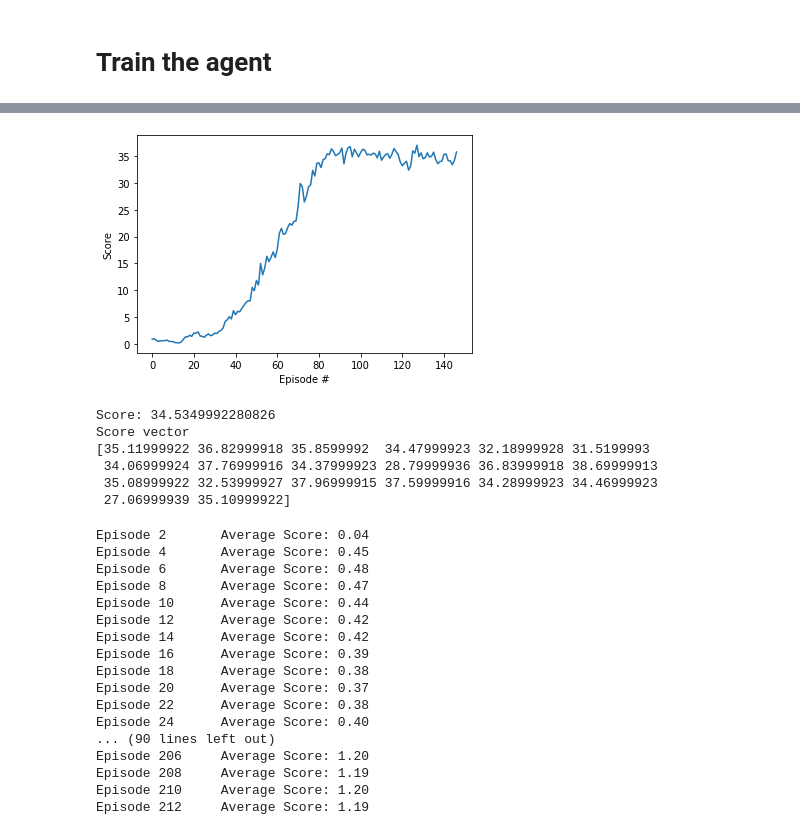
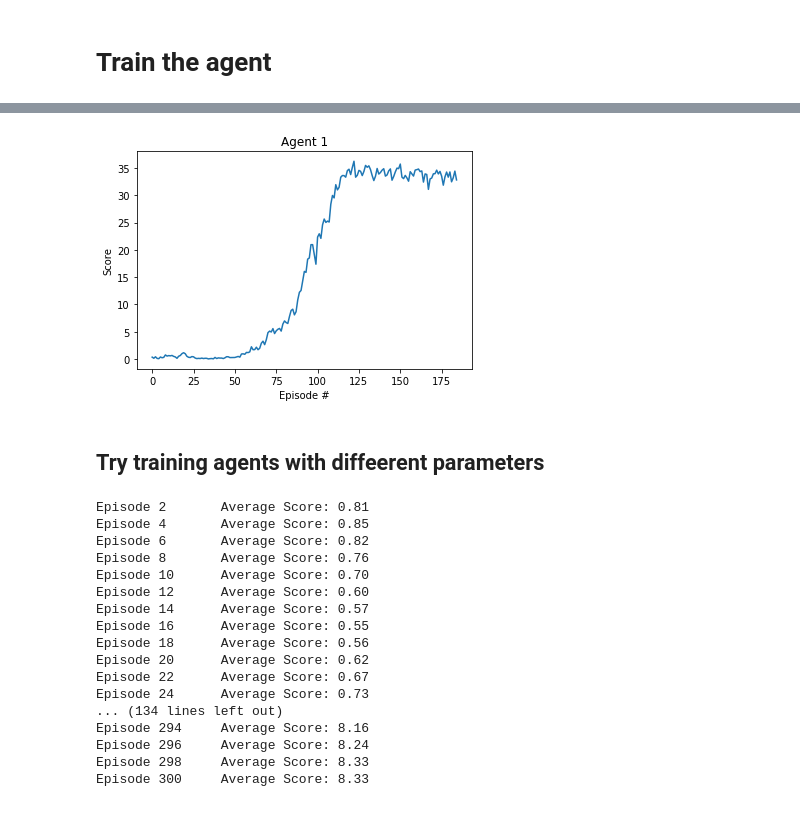
Before and after one commit to chrillemanden/DRLND-DDPG-Reacher, a Jupyter notebook: Results.ipynb, the cells around one changed output, grey strips where cells are left out. Cells and saved outputs as stored; diff of their text form; code cells hidden in the pictures.

```diff
--- a/Results.ipynb
+++ b/Results.ipynb
@@ -149,0 +91,2 @@ Environment solved in 47 episodes!      Average Score: 30.26
+# %%
+scores1 = ddpg_train(agent1, env, brain_name, num_agents, actor_model_pth='actor_model1.pth', critic_model_pth='critic_model1.pth')
@@ -150,15 +111,16 @@ Environment solved in 47 episodes!      Average Score: 30.26
 # %%
 # plot the scores
-Scores_plot = plt.figure()
-ax = Scores_plot.add_subplot(111)
+Scores_plot1 = plt.figure()
+ax = Scores_plot1.add_subplot(111)
 plt.plot(np.arange(len(scores1)), scores1)
 plt.ylabel('Score')
 plt.xlabel('Episode #')
+plt.title('Agent 1')
 
 #plt.savefig("Scores_plot.png")
 plt.show()
 # %% [output]
-[figure, old version]
+[figure, new version]
 # %%
 with open('scores1.txt', 'w') as f:
     for item in scores1:
@@ -169,46 +128,26 @@ with open('scores1.txt', 'w') as f:
-# %%
-env_info = env.reset(train_mode=False)[brain_name] # reset the environment
-states = env_info.vector_observations            # get the current state
-score = np.zeros(num_agents)                                      # initialize the score
-while True:
-    actions = agent1.act(states)                   # select an action
-    env_info = env.step(actions)[brain_name]        # send the action to the environment
-    next_states = env_info.vector_observations   # get the next state
-    rewards = env_info.rewards                  # get the reward
-    dones = env_info.local_done                  # see if episode has finished
-    score += rewards                                # update the score
-    states = next_states                             # roll over the state to next time step
-    if np.any(dones):                                       # exit loop if episode finished
-        break
-
-print("Score: {}".format(np.mean(score)))
-print("Score vector")
-print(score)
-# %% [output]
-Score: 34.5349992280826
-Score vector
-[35.11999922 36.82999918 35.8599992  34.47999923 32.18999928 31.5199993
- 34.06999924 37.76999916 34.37999923 28.79999936 36.83999918 38.69999913
- 35.08999922 32.53999927 37.96999915 37.59999916 34.28999923 34.46999923
- 27.06999939 35.10999922]
+# %% [markdown]
+## Try training agents with diffeerent parameters
 # %%
-agent2 = Agent(state_size, action_size, num_agents, 0, actor_hidden_layers, critic_hidden_layers, use_batch_norm=False, use_noise=False)
-scores2 = ddpg(agent2, num_agents)
+# No batch normalisation
+actor_hidden_layers = [50, 50]
+critic_hidden_layers = [50, 50]
+agent2 = Agent(state_size, action_size, num_agents, 0, actor_hidden_layers, critic_hidden_layers, use_batch_norm=False, use_noise=True)
+scores2 = ddpg_train(agent2, env, brain_name, num_agents, actor_model_pth='actor_model2.pth', critic_model_pth='critic_model2.pth', n_episodes=300)
 # %% [output]
-Episode 2       Average Score: 0.04
-Episode 4       Average Score: 0.45
-Episode 6       Average Score: 0.48
-Episode 8       Average Score: 0.47
-Episode 10      Average Score: 0.44
-Episode 12      Average Score: 0.42
-Episode 14      Average Score: 0.42
-Episode 16      Average Score: 0.39
-Episode 18      Average Score: 0.38
-Episode 20      Average Score: 0.37
-Episode 22      Average Score: 0.38
-Episode 24      Average Score: 0.40
-... (90 lines left out)
-Episode 206     Average Score: 1.20
-Episode 208     Average Score: 1.19
-Episode 210     Average Score: 1.20
-Episode 212     Average Score: 1.19
+Episode 2       Average Score: 0.81
+Episode 4       Average Score: 0.85
+Episode 6       Average Score: 0.82
+Episode 8       Average Score: 0.76
+Episode 10      Average Score: 0.70
+Episode 12      Average Score: 0.60
+Episode 14      Average Score: 0.57
+Episode 16      Average Score: 0.55
+Episode 18      Average Score: 0.56
+Episode 20      Average Score: 0.62
+Episode 22      Average Score: 0.67
+Episode 24      Average Score: 0.73
+... (134 lines left out)
+Episode 294     Average Score: 8.16
+Episode 296     Average Score: 8.24
+Episode 298     Average Score: 8.33
+Episode 300     Average Score: 8.33
```
Also changed, not shown: parts of 15 cells of this notebook.
